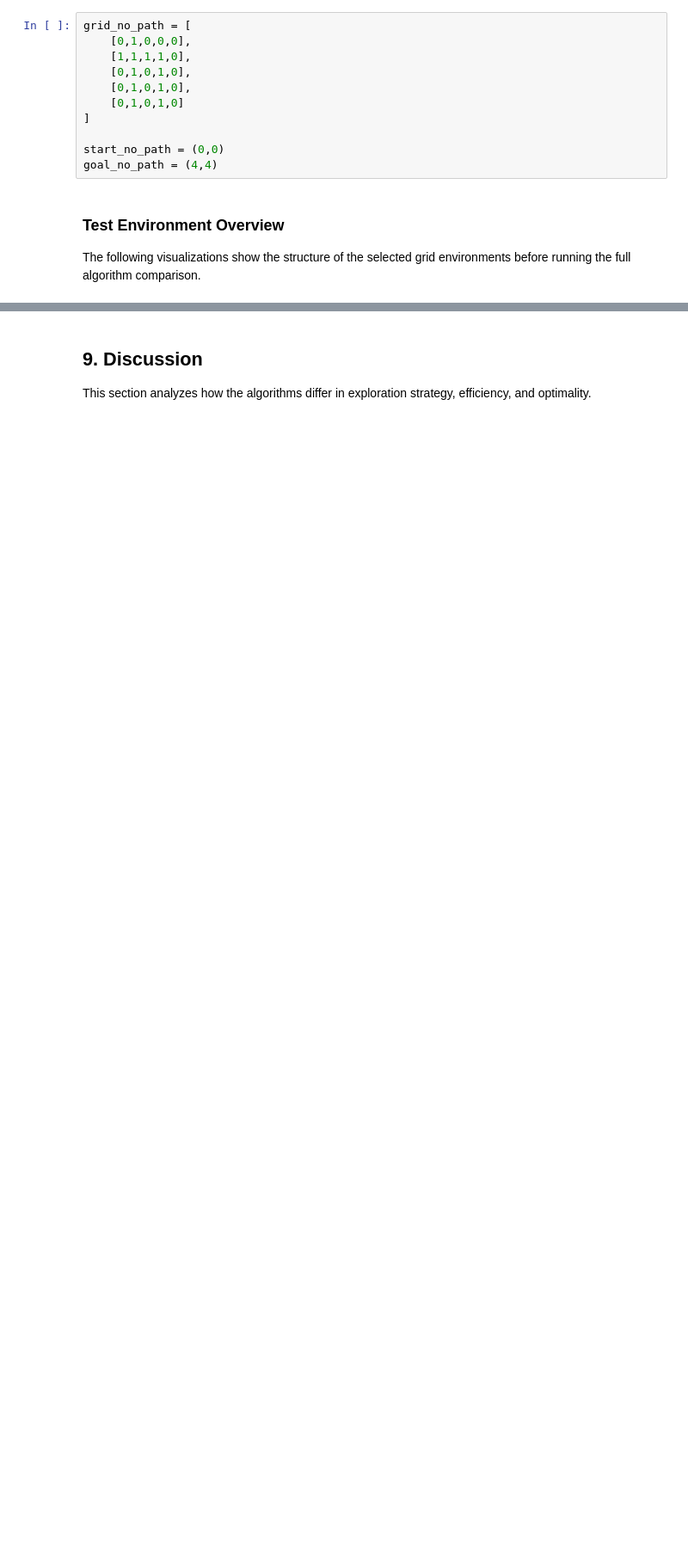
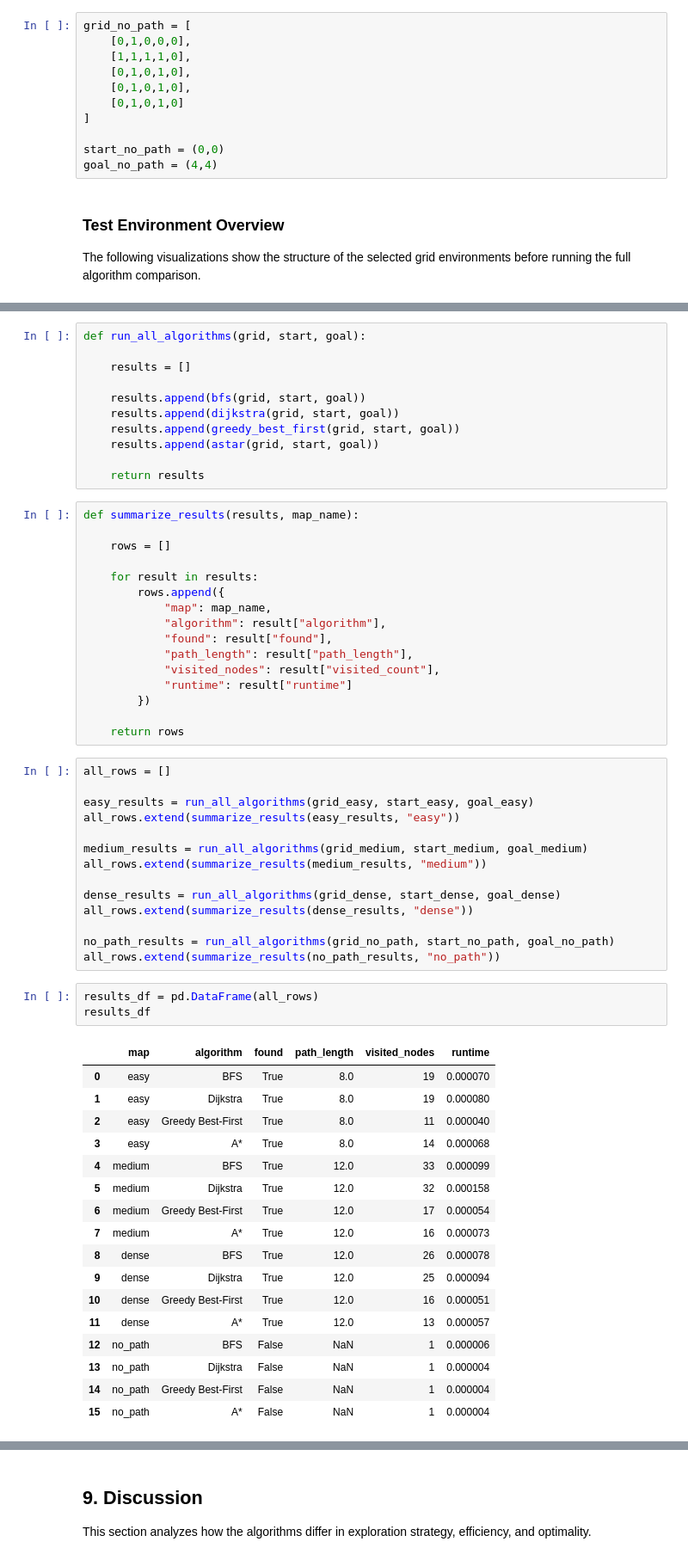
Before and after one commit to looalhadzhiev-max/pathfinding-algorithms-project, a Jupyter notebook: notebooks/pathfinding_analysis.ipynb, the cells around one changed output, grey strips where cells are left out. Shown at 86% size. Saved outputs shown, nothing was run; the diff lists cells and outputs as text; blank space fills up the shorter version.

Commit message:
run algorithm benchmarks and collect results on fixed grid

```diff
--- a/notebooks/pathfinding_analysis.ipynb
+++ b/notebooks/pathfinding_analysis.ipynb
@@ -801,0 +817,62 @@ The results will be summarized using tables comparing:
+# %%
+def run_all_algorithms(grid, start, goal):
+
+    results = []
+
+    results.append(bfs(grid, start, goal))
+    results.append(dijkstra(grid, start, goal))
+    results.append(greedy_best_first(grid, start, goal))
+    results.append(astar(grid, start, goal))
+
+    return results
+# %%
+def summarize_results(results, map_name):
+
+    rows = []
+
+    for result in results:
+        rows.append({
+            "map": map_name,
+            "algorithm": result["algorithm"],
+            "found": result["found"],
+            "path_length": result["path_length"],
+            "visited_nodes": result["visited_count"],
+            "runtime": result["runtime"]
+        })
+
+    return rows
+# %%
+all_rows = []
+
+easy_results = run_all_algorithms(grid_easy, start_easy, goal_easy)
+all_rows.extend(summarize_results(easy_results, "easy"))
+
+medium_results = run_all_algorithms(grid_medium, start_medium, goal_medium)
+all_rows.extend(summarize_results(medium_results, "medium"))
+
+dense_results = run_all_algorithms(grid_dense, start_dense, goal_dense)
+all_rows.extend(summarize_results(dense_results, "dense"))
+
+no_path_results = run_all_algorithms(grid_no_path, start_no_path, goal_no_path)
+all_rows.extend(summarize_results(no_path_results, "no_path"))
+# %%
+results_df = pd.DataFrame(all_rows)
+results_df
+# %% [output]
+|  | map | algorithm | found | path_length | visited_nodes | runtime |
+| 0 | easy | BFS | True | 8.0 | 19 | 0.000070 |
+| 1 | easy | Dijkstra | True | 8.0 | 19 | 0.000080 |
+| 2 | easy | Greedy Best-First | True | 8.0 | 11 | 0.000040 |
+| 3 | easy | A* | True | 8.0 | 14 | 0.000068 |
+| 4 | medium | BFS | True | 12.0 | 33 | 0.000099 |
+| 5 | medium | Dijkstra | True | 12.0 | 32 | 0.000158 |
+| 6 | medium | Greedy Best-First | True | 12.0 | 17 | 0.000054 |
+| 7 | medium | A* | True | 12.0 | 16 | 0.000073 |
+| 8 | dense | BFS | True | 12.0 | 26 | 0.000078 |
+| 9 | dense | Dijkstra | True | 12.0 | 25 | 0.000094 |
+| 10 | dense | Greedy Best-First | True | 12.0 | 16 | 0.000051 |
+| 11 | dense | A* | True | 12.0 | 13 | 0.000057 |
+| 12 | no_path | BFS | False | NaN | 1 | 0.000006 |
+| 13 | no_path | Dijkstra | False | NaN | 1 | 0.000004 |
+| 14 | no_path | Greedy Best-First | False | NaN | 1 | 0.000004 |
+| 15 | no_path | A* | False | NaN | 1 | 0.000004 |
```
Also changed, not shown: parts of 17 cells of this notebook.
